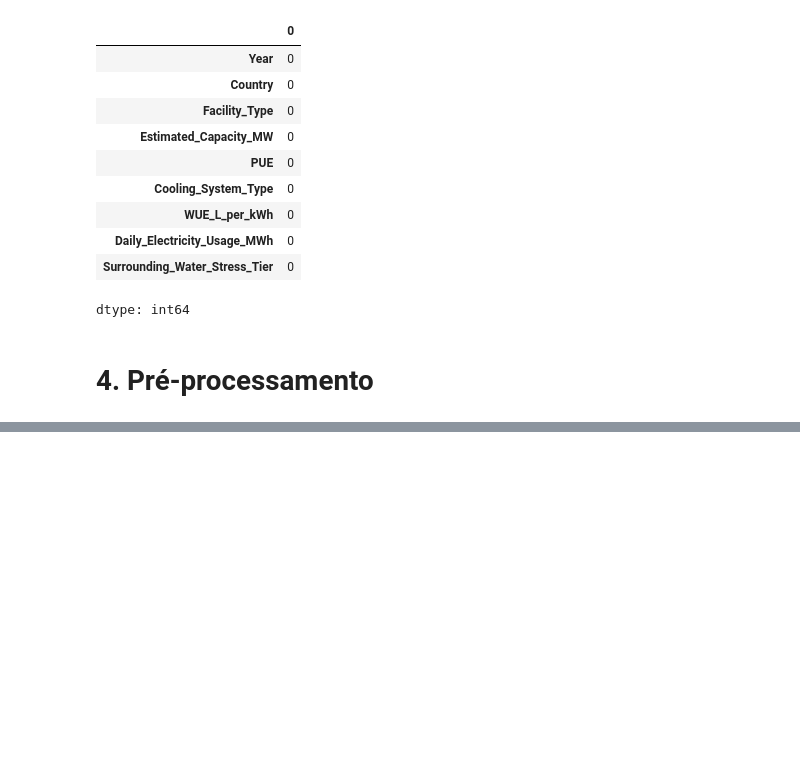
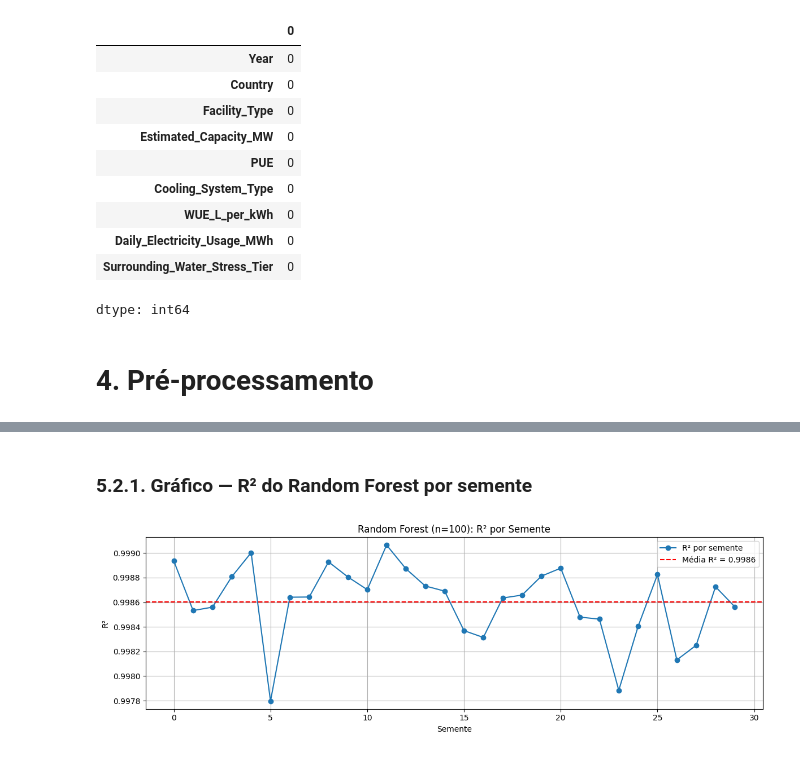
Before and after one commit to leticiavfr/Projeto-Final-IA, a Jupyter notebook: global_data_center_and_ai_waterelectricity_usage.ipynb, the cells around one changed output, grey strips where cells are left out. Saved outputs shown, nothing was run; the diff lists cells and outputs as text; code cells hidden in the pictures; blank space fills up the shorter version.

```diff
--- a/global_data_center_and_ai_waterelectricity_usage.ipynb
+++ b/global_data_center_and_ai_waterelectricity_usage.ipynb
@@ -366,0 +223,32 @@ plt.show()
+# %%
+resultados_rf = []
+
+for seed in sementes:
+    X_train_full, X_test, y_train_full, y_test = train_test_split(X, y, test_size=0.15, random_state=seed)
+    X_train, X_val, y_train, y_val = train_test_split(X_train_full, y_train_full, test_size=0.1765, random_state=seed)
+
+    modelo_rf = RandomForestRegressor(n_estimators=n_estimators_fixo, random_state=seed)
+
+    inicio_treino_rf = time.time()
+    modelo_rf.fit(X_train, y_train)
+    fim_treino_rf = time.time()
+    tempo_treino_rf = fim_treino_rf - inicio_treino_rf
+
+    inicio_predicao_rf = time.time()
+    y_pred_val_rf = modelo_rf.predict(X_val)
+    fim_predicao_rf = time.time()
+    tempo_pred_rf = fim_predicao_rf - inicio_predicao_rf
+
+    mae_rf = mean_absolute_error(y_val, y_pred_val_rf)
+    rmse_rf = mean_squared_error(y_val, y_pred_val_rf) ** 0.5
+    r2_rf = r2_score(y_val, y_pred_val_rf)
+
+    resultados_rf.append({'seed': seed, 'n_estimators': n_estimators_fixo, 'mae': mae_rf, 'rmse': rmse_rf, 'r2': r2_rf, 'tempo_treino': tempo_treino_rf, 'tempo_predicao': tempo_pred_rf})
+
+df_rf = pd.DataFrame(resultados_rf)
+
+print("RANDOM FOREST (resultados por semente)")
+print(df_rf.to_string(index=False))
+
+print("\nRANDOM FOREST (estatísticas)")
+print(df_rf[['mae', 'rmse', 'r2', 'tempo_treino', 'tempo_predicao']].agg(['mean', 'std', 'min', 'max']))
@@ -366,0 +273,15 @@ plt.show()
+# %% [markdown]
+### 5.2.1. Gráfico — R² do Random Forest por semente
+# %%
+plt.figure(figsize=(12, 4))
+plt.plot(df_rf['seed'], df_rf['r2'], marker='o', label='R² por semente')
+plt.axhline(df_rf['r2'].mean(), color='red', linestyle='--', label=f"Média R² = {df_rf['r2'].mean():.4f}")
+plt.xlabel("Semente")
+plt.ylabel("R²")
+plt.title(f"Random Forest (n={n_estimators_fixo}): R² por Semente")
+plt.legend()
+plt.grid(True)
+plt.tight_layout()
+plt.show()
+# %% [output]
+[figure, added]
```
Also changed, not shown: parts of 48 cells of this notebook, 1 other file.
